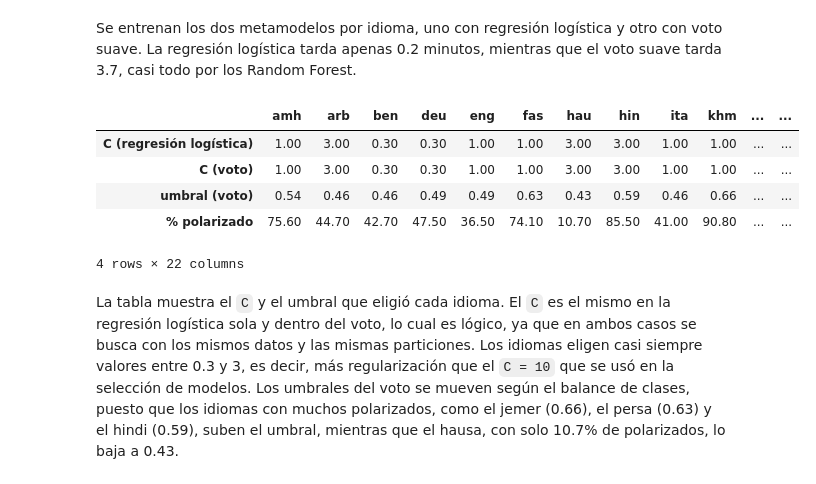
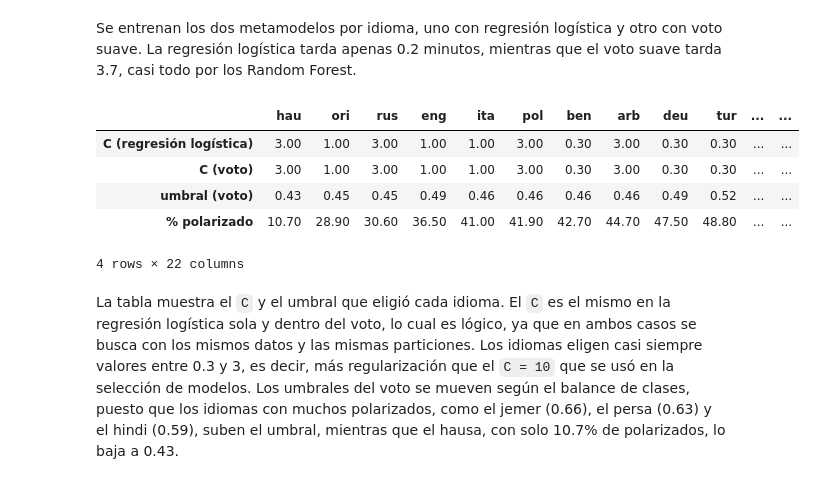
Before and after one commit to makore-0612/POLAR_DMMMOP_PLN, a Jupyter notebook: 3-modelado_task1.ipynb, the cells around one changed output. Cells and saved outputs as stored; diff of their text form; code cells hidden in the pictures.

```diff
--- a/3-modelado_task1.ipynb
+++ b/3-modelado_task1.ipynb
@@ -395,18 +415,18 @@ Se entrenan los dos metamodelos por idioma, uno con regresión logística y otro
 # %%
 # Hiperparámetros y umbrales elegidos en cada idioma
 elegidos = pd.DataFrame({
     'C (regresión logística)': {i: lr_idioma.modelos_[i].C_[0] for i in idiomas},
     'C (voto)': {i: voto_idioma.modelos_[i].estimadores_[0].C_[0] for i in idiomas},
     'umbral (voto)': {i: voto_idioma.modelos_[i].umbral_ for i in idiomas},
     '% polarizado': (100 * train.groupby('idioma')['polarization'].mean()).round(1)
 })
-display(elegidos.T)
+display(elegidos.sort_values(by = '% polarizado').T)
 # %% [output]
-|  | amh | arb | ben | deu | eng | fas | hau | hin | ita | khm | ... | ... |
-| C (regresión logística) | 1.00 | 3.00 | 0.30 | 0.30 | 1.00 | 1.00 | 3.00 | 3.00 | 1.00 | 1.00 | ... | ... |
-| C (voto) | 1.00 | 3.00 | 0.30 | 0.30 | 1.00 | 1.00 | 3.00 | 3.00 | 1.00 | 1.00 | ... | ... |
-| umbral (voto) | 0.54 | 0.46 | 0.46 | 0.49 | 0.49 | 0.63 | 0.43 | 0.59 | 0.46 | 0.66 | ... | ... |
-| % polarizado | 75.60 | 44.70 | 42.70 | 47.50 | 36.50 | 74.10 | 10.70 | 85.50 | 41.00 | 90.80 | ... | ... |
+|  | hau | ori | rus | eng | ita | pol | ben | arb | deu | tur | ... | ... |
+| C (regresión logística) | 3.00 | 1.00 | 3.00 | 1.00 | 1.00 | 3.00 | 0.30 | 3.00 | 0.30 | 0.30 | ... | ... |
+| C (voto) | 3.00 | 1.00 | 3.00 | 1.00 | 1.00 | 3.00 | 0.30 | 3.00 | 0.30 | 0.30 | ... | ... |
+| umbral (voto) | 0.43 | 0.45 | 0.45 | 0.49 | 0.46 | 0.46 | 0.46 | 0.46 | 0.49 | 0.52 | ... | ... |
+| % polarizado | 10.70 | 28.90 | 30.60 | 36.50 | 41.00 | 41.90 | 42.70 | 44.70 | 47.50 | 48.80 | ... | ... |
 4 rows × 22 columns
 # %% [markdown]
 La tabla muestra el `C` y el umbral que eligió cada idioma. El `C` es el mismo en la regresión logística sola y dentro del voto, lo cual es lógico, ya que en ambos casos se busca con los mismos datos y las mismas particiones. Los idiomas eligen casi siempre valores entre 0.3 y 3, es decir, más regularización que el `C = 10` que se usó en la selección de modelos. Los umbrales del voto se mueven según el balance de clases, puesto que los idiomas con muchos polarizados, como el jemer (0.66), el persa (0.63) y el hindi (0.59), suben el umbral, mientras que el hausa, con solo 10.7% de polarizados, lo baja a 0.43.
```
Also changed, not shown: parts of 8 cells of this notebook, 2 other files.
